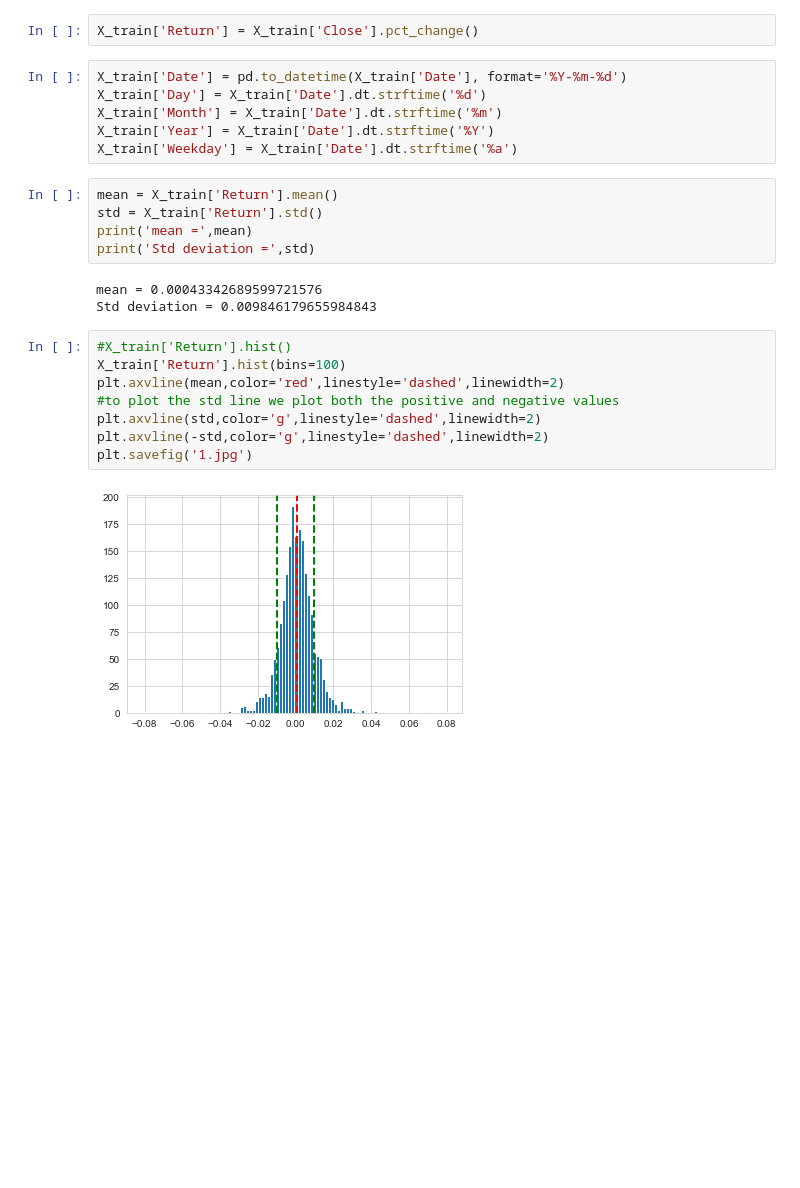
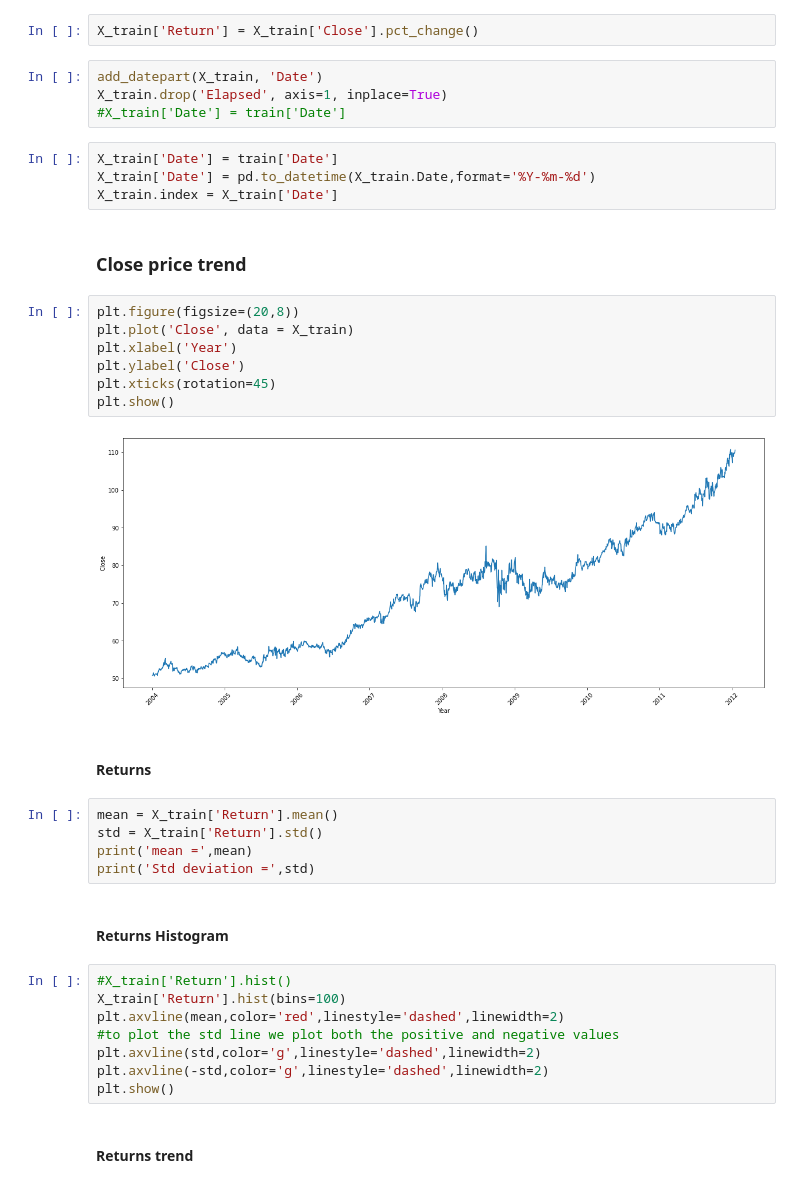
Before and after one commit to chocochip13/stock-price, a Jupyter notebook: notebooks/EDA.ipynb, the cells around one changed output. Drawn from its saved outputs; the diff is of its cells as text; blank space fills up the shorter version.

Commit message:
Add plots in EDA

```diff
--- a/notebooks/EDA.ipynb
+++ b/notebooks/EDA.ipynb
@@ -95,20 +89,34 @@ X_train['Date'].iloc[close_max_id]
 '2011-12-27'
 # %%
 X_train['Return'] = X_train['Close'].pct_change()
+# %%
+add_datepart(X_train, 'Date')
+X_train.drop('Elapsed', axis=1, inplace=True)
+#X_train['Date'] = train['Date']
 # %%
-X_train['Date'] = pd.to_datetime(X_train['Date'], format='%Y-%m-%d')
-X_train['Day'] = X_train['Date'].dt.strftime('%d')
-X_train['Month'] = X_train['Date'].dt.strftime('%m')
-X_train['Year'] = X_train['Date'].dt.strftime('%Y')
-X_train['Weekday'] = X_train['Date'].dt.strftime('%a')
+X_train['Date'] = train['Date']
+X_train['Date'] = pd.to_datetime(X_train.Date,format='%Y-%m-%d')
+X_train.index = X_train['Date']
+# %% [markdown]
+### Close price trend
+# %%
+plt.figure(figsize=(20,8))
+plt.plot('Close', data = X_train)
+plt.xlabel('Year')
+plt.ylabel('Close')
+plt.xticks(rotation=45)
+plt.show()
+# %% [output]
+[figure, added]
+# %% [markdown]
+#### Returns
 # %%
 mean = X_train['Return'].mean()
 std = X_train['Return'].std()
 print('mean =',mean)
 print('Std deviation =',std)
-# %% [output]
-mean = 0.00043342689599721576
-Std deviation = 0.009846179655984843
+# %% [markdown]
+#### Returns Histogram
 # %%
 #X_train['Return'].hist()
 X_train['Return'].hist(bins=100)
@@ -116,9 +124,9 @@ plt.axvline(mean,color='red',linestyle='dashed',linewidth=2)
 #to plot the std line we plot both the positive and negative values
 plt.axvline(std,color='g',linestyle='dashed',linewidth=2)
 plt.axvline(-std,color='g',linestyle='dashed',linewidth=2)
-plt.savefig('1.jpg')
+plt.show()
-# %% [output]
-[figure, removed]
+# %% [markdown]
+#### Returns trend
 # %%
 plt.figure(figsize=(20,20))
 plt.plot('Date','Return', data=X_train)
```
Also changed, not shown: parts of 17 cells of this notebook, 1 other file.
